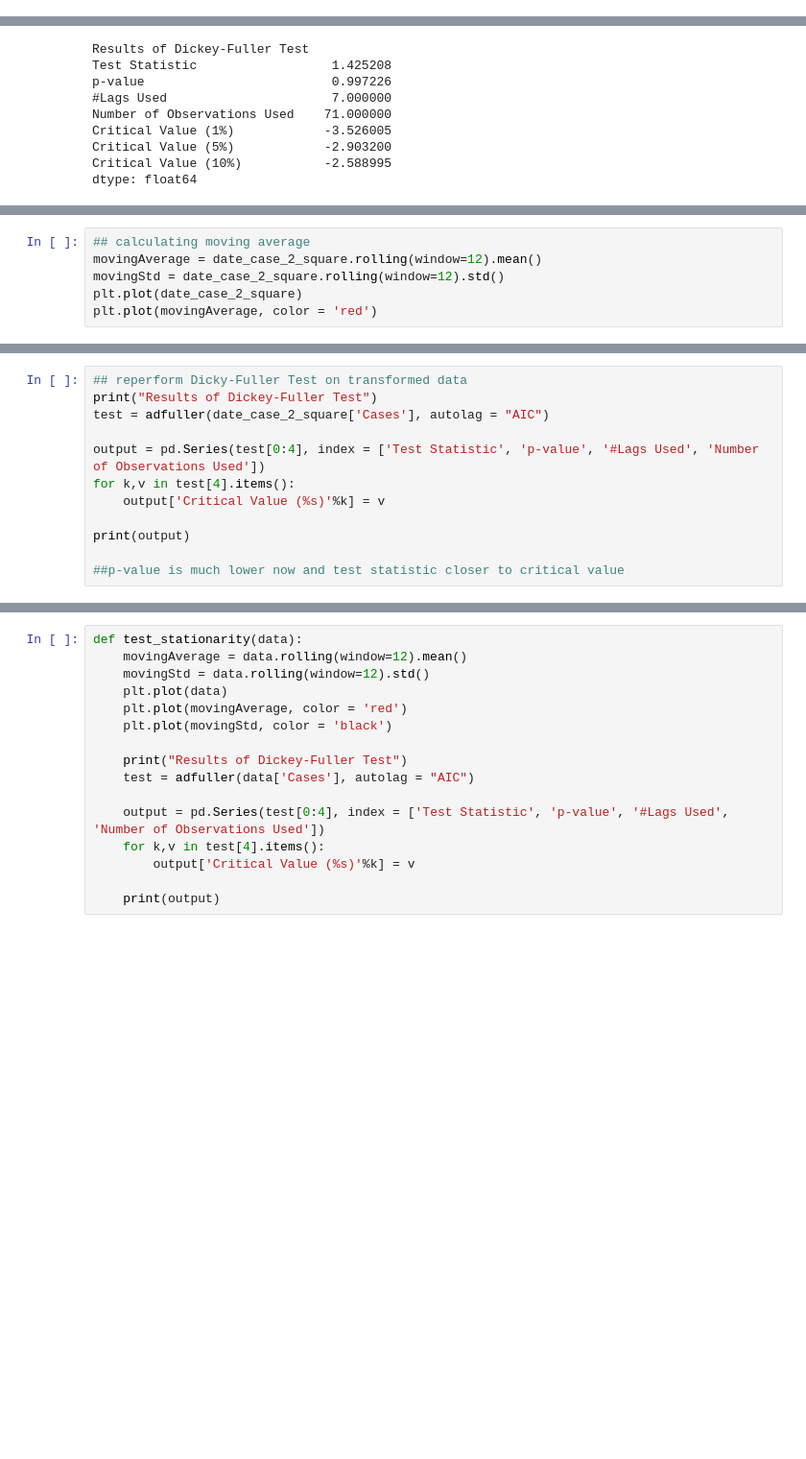
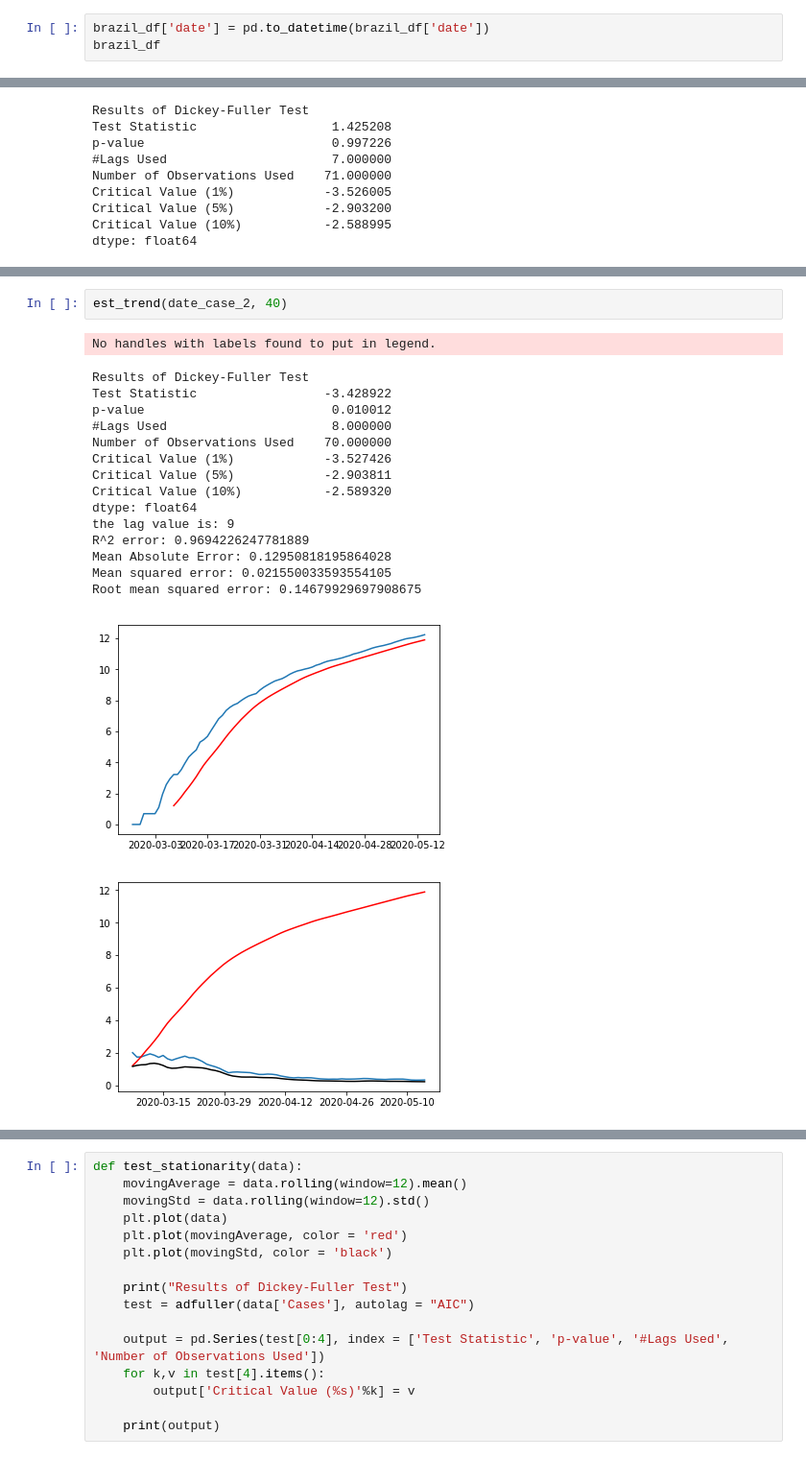
Before and after one commit to sundar1122/covid19, a Jupyter notebook: Brazil Analysis.ipynb, the cells around one changed output, grey strips where cells are left out. Shown at 96% size. Drawn from its saved outputs; the diff is of its cells as text; blank space fills up the shorter version.

Commit message:
new changes
log + moving avg + error

```diff
--- a/Brazil Analysis.ipynb
+++ b/Brazil Analysis.ipynb
@@ -54,0 +25,3 @@ brazil_df['date'] = brazil_df['date'].replace('5/9/20','5/09/20')
+# %%
+brazil_df['date'] = pd.to_datetime(brazil_df['date'])
+brazil_df
@@ -155,6 +119,0 @@ plt.plot(date_case_2_square)
-# %%
-## calculating moving average
-movingAverage = date_case_2_square.rolling(window=12).mean()
-movingStd = date_case_2_square.rolling(window=12).std()
-plt.plot(date_case_2_square)
-plt.plot(movingAverage, color = 'red')
@@ -193,12 +119,0 @@ plt.show()
-# %%
-## reperform Dicky-Fuller Test on transformed data
-print("Results of Dickey-Fuller Test")
-test = adfuller(date_case_2_square['Cases'], autolag = "AIC")
-
-output = pd.Series(test[0:4], index = ['Test Statistic', 'p-value', '#Lags Used', 'Number of Observations Used'])
-for k,v in test[4].items():
-    output['Critical Value (%s)'%k] = v
-
-print(output)
-
-##p-value is much lower now and test statistic closer to critical value
@@ -214,0 +207,20 @@ dtype: float64
+# %%
+est_trend(date_case_2, 40)
+# %% [output]
+No handles with labels found to put in legend.
+Results of Dickey-Fuller Test
+Test Statistic                 -3.428922
+p-value                         0.010012
+#Lags Used                      8.000000
+Number of Observations Used    70.000000
+Critical Value (1%)            -3.527426
+Critical Value (5%)            -2.903811
+Critical Value (10%)           -2.589320
+dtype: float64
+the lag value is: 9
+R^2 error: 0.9694226247781889
+Mean Absolute Error: 0.12950818195864028
+Mean squared error: 0.021550033593554105
+Root mean squared error: 0.14679929697908675
+[figure, added]
+[figure, added]
```
Also changed, not shown: parts of 17 cells of this notebook.
